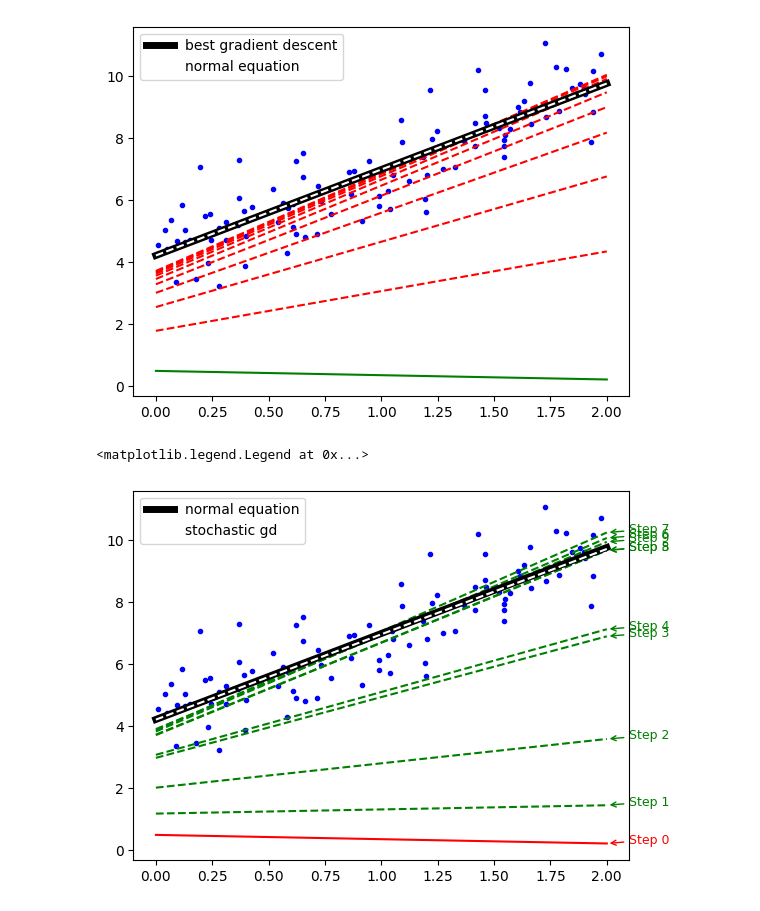
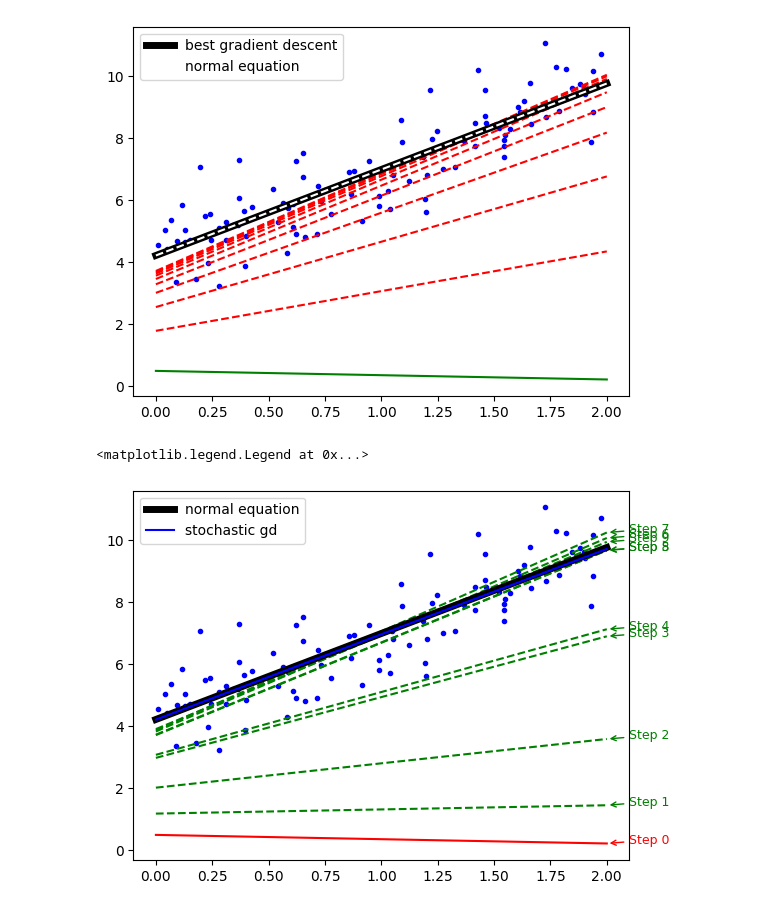
Before and after one commit to think2times/Fastrack, a Jupyter notebook: ai/homl/ch04/my_version.ipynb, the cells around one changed output. Saved outputs shown, nothing was run; the diff lists cells and outputs as text; code cells hidden in the pictures.

```diff
--- a/ai/homl/ch04/my_version.ipynb
+++ b/ai/homl/ch04/my_version.ipynb
@@ -118,32 +118,32 @@ np.random.seed(42)
 theta = np.random.randn(2, 1)
 X_new = np.array([[0], [2]])
 X_new_b = np.c_[np.ones(2), X_new]
 
 for epoch in range(n_epochs):
     for iteration in range(m):
         y_prediction = X_new_b @ theta
         if epoch == 0 and iteration < 10:
             style = 'g--' if iteration > 0 else 'r-'
             plt.plot(X_new, y_prediction, style)
             plt.annotate(f"Step {iteration}",
                          xy=(2, y_prediction[1, 0]),
                          xytext=(2.1, y_prediction[1, 0]),
                          fontsize=9,
                          color=style[0],
                          arrowprops=dict(arrowstyle='->', color=style[0]))
 
 
         random_index = np.random.randint(m)
         xi = X_b[random_index : random_index + 1]
         yi = y[random_index : random_index + 1]
         gradients = 2 * xi.T @ (xi @ theta - yi)
         alpha = learning_schedule(epoch * m + iteration)
         theta = theta - alpha * gradients
 
 # 3. 画出最后模拟的直线
 plt.plot(X_new, X_new_b @ theta_best, 'k-', linewidth=5, label='normal equation')
-plt.plot(X_new, X_new_b @ theta, 'w--', label='stochastic gd')
+plt.plot(X_new, X_new_b @ theta, 'b-', label='stochastic gd')
 plt.legend()
 # %% [output]
 <matplotlib.legend.Legend at 0x...>
-[figure, old version]
+[figure, new version]
```
Also changed, not shown: parts of 1 cell of this notebook, 2 other files.
